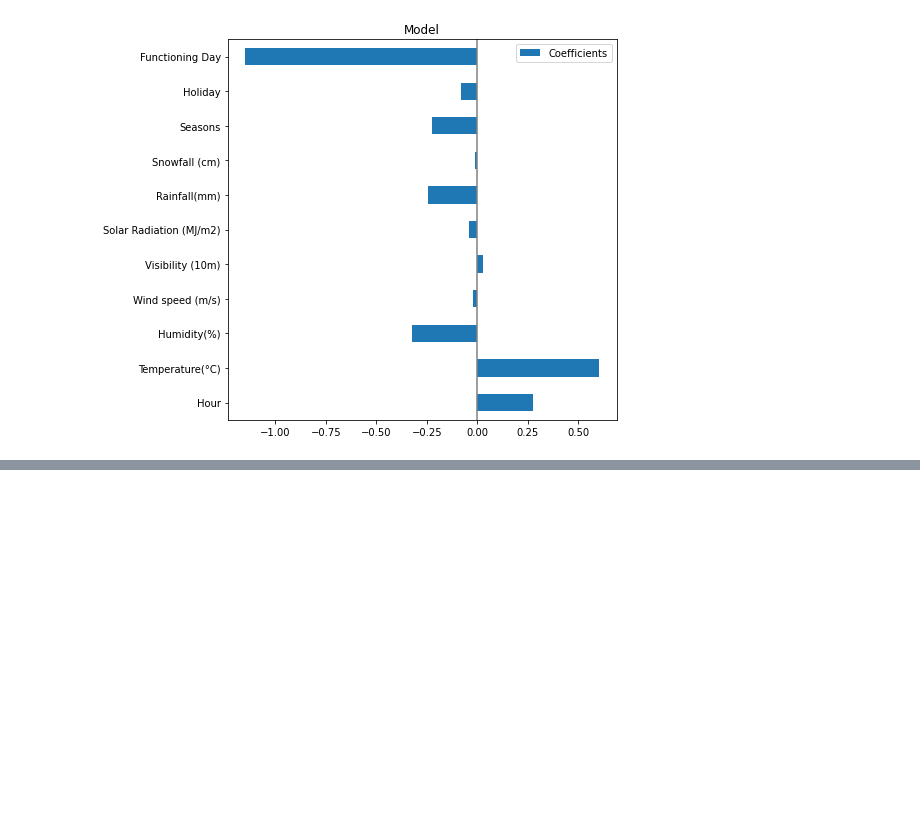
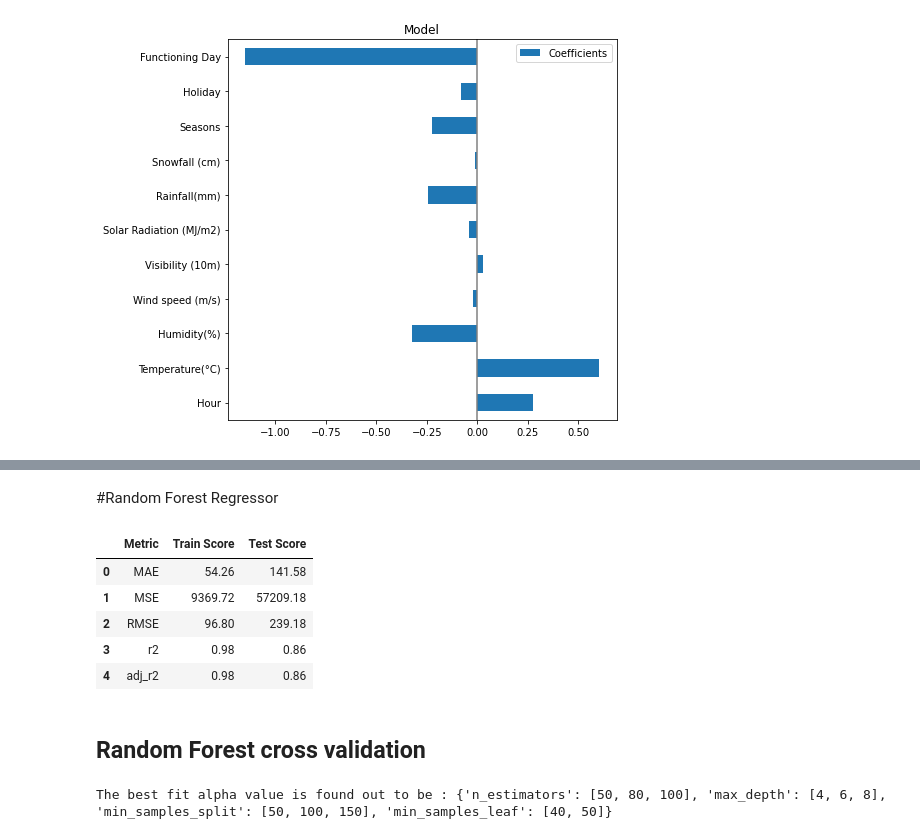
Before and after one commit to manjusreekc/Regression-Bike-Sharing-Demand-Prediction., a Jupyter notebook: Regression_Bike_Sharing_Demand_Prediction_Capstone_Project.ipynb, the cells around one changed output, grey strips where cells are left out. Saved outputs shown, nothing was run; the diff lists cells and outputs as text; code cells hidden in the pictures; blank space fills up the shorter version.

```diff
--- a/Regression_Bike_Sharing_Demand_Prediction_Capstone_Project.ipynb
+++ b/Regression_Bike_Sharing_Demand_Prediction_Capstone_Project.ipynb
@@ -672,0 +716,2 @@ feature_impo(lasso)
+# %% [markdown]
+#Random Forest Regressor
@@ -672,0 +725,11 @@ feature_impo(lasso)
+# %%
+performance(model_rf)
+# %% [output]
+|  | Metric | Train Score | Test Score |
+| 0 | MAE | 54.26 | 141.58 |
+| 1 | MSE | 9369.72 | 57209.18 |
+| 2 | RMSE | 96.80 | 239.18 |
+| 3 | r2 | 0.98 | 0.86 |
+| 4 | adj_r2 | 0.98 | 0.86 |
+# %% [markdown]
+## Random Forest cross validation
@@ -672,0 +754,4 @@ feature_impo(lasso)
+# %%
+print("The best fit alpha value is found out to be :",param_dict)
+# %% [output]
+The best fit alpha value is found out to be : {'n_estimators': [50, 80, 100], 'max_depth': [4, 6, 8], 'min_samples_split': [50, 100, 150], 'min_samples_leaf': [40, 50]}
```
Also changed, not shown: parts of 23 cells of this notebook.
